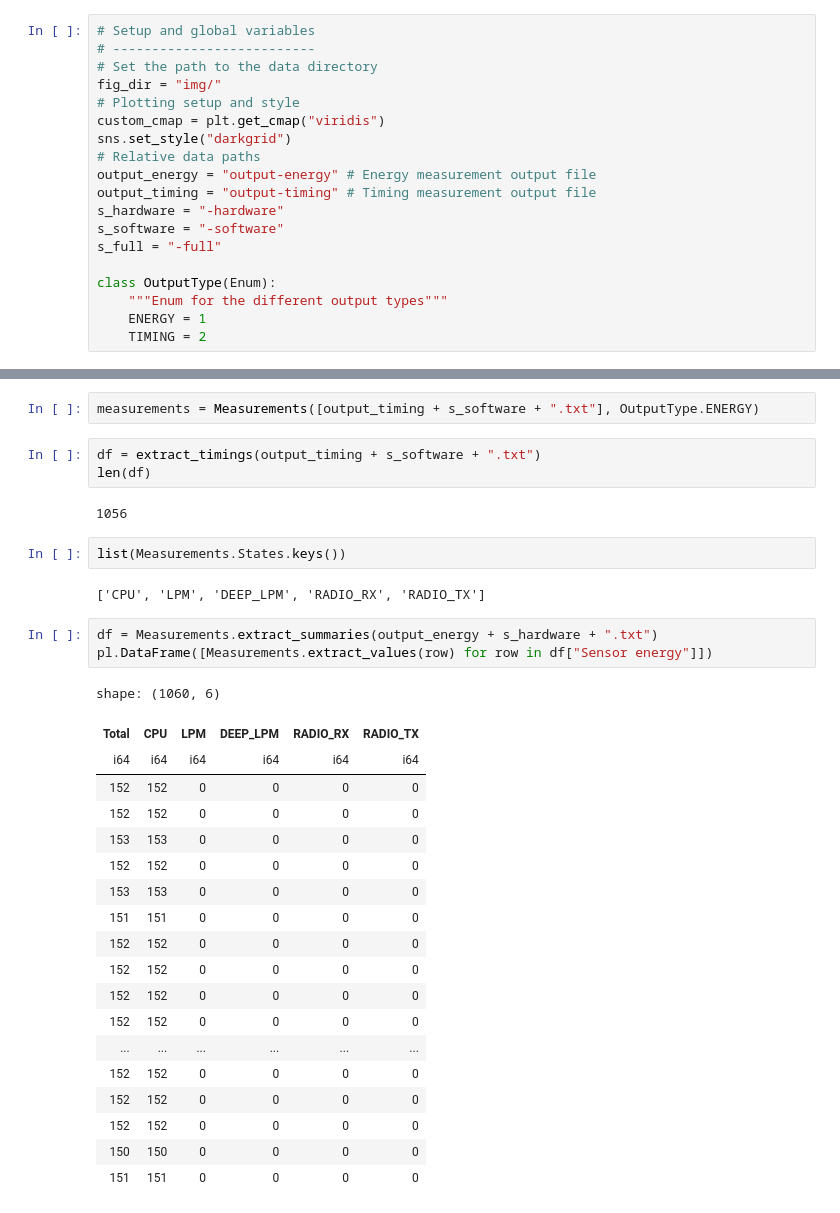
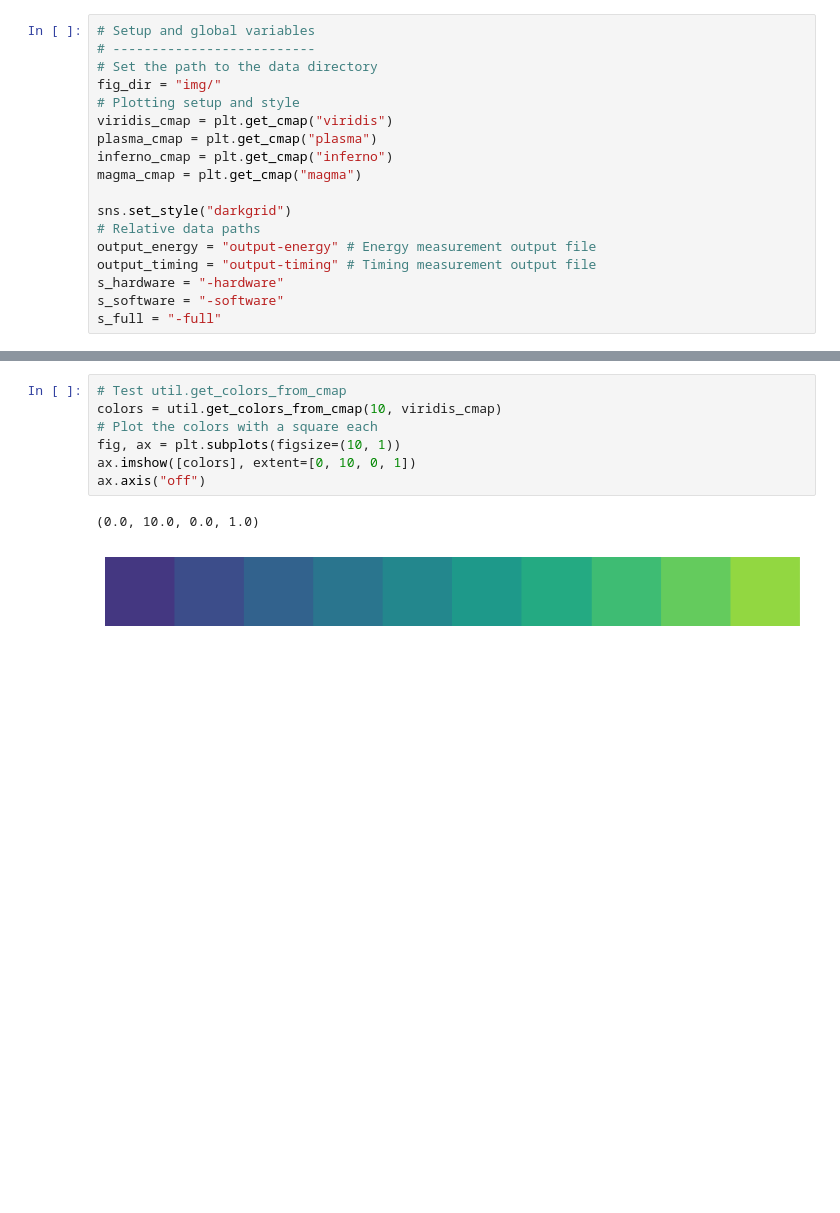
Before and after one commit to jens-hj/wsn-final-project, a Jupyter notebook: data/data-to-diagram.ipynb, the cells around one changed output, grey strips where cells are left out. Cells and saved outputs as stored; diff of their text form; blank space fills up the shorter version.

```diff
--- a/data/data-to-diagram.ipynb
+++ b/data/data-to-diagram.ipynb
@@ -11,7 +13,11 @@ from enum import Enum
 # Set the path to the data directory
 fig_dir = "img/"
 # Plotting setup and style
-custom_cmap = plt.get_cmap("viridis")
+viridis_cmap = plt.get_cmap("viridis")
+plasma_cmap = plt.get_cmap("plasma")
+inferno_cmap = plt.get_cmap("inferno")
+magma_cmap = plt.get_cmap("magma")
+
 sns.set_style("darkgrid")
 # Relative data paths
 output_energy = "output-energy" # Energy measurement output file
@@ -19,8 +25,3 @@ output_timing = "output-timing" # Timing measurement output file
 s_hardware = "-hardware"
 s_software = "-software"
 s_full = "-full"
-
-class OutputType(Enum):
-    """Enum for the different output types"""
-    ENERGY = 1
-    TIMING = 2
@@ -149,34 +28,10 @@ class Measurements:
-# %%
-measurements = Measurements([output_timing + s_software + ".txt"], OutputType.ENERGY)
-# %%
-df = extract_timings(output_timing + s_software + ".txt")
-len(df)
-# %% [output]
-1056
-# %%
-list(Measurements.States.keys())
-# %% [output]
-['CPU', 'LPM', 'DEEP_LPM', 'RADIO_RX', 'RADIO_TX']
-# %%
-df = Measurements.extract_summaries(output_energy + s_hardware + ".txt")
-pl.DataFrame([Measurements.extract_values(row) for row in df["Sensor energy"]])
-# %% [output]
-shape: (1060, 6)
-| Total | CPU | LPM | DEEP_LPM | RADIO_RX | RADIO_TX |
-| i64 | i64 | i64 | i64 | i64 | i64 |
-| 152 | 152 | 0 | 0 | 0 | 0 |
-| 152 | 152 | 0 | 0 | 0 | 0 |
-| 153 | 153 | 0 | 0 | 0 | 0 |
-| 152 | 152 | 0 | 0 | 0 | 0 |
-| 153 | 153 | 0 | 0 | 0 | 0 |
-| 151 | 151 | 0 | 0 | 0 | 0 |
-| 152 | 152 | 0 | 0 | 0 | 0 |
-| 152 | 152 | 0 | 0 | 0 | 0 |
-| 152 | 152 | 0 | 0 | 0 | 0 |
-| 152 | 152 | 0 | 0 | 0 | 0 |
-| ... | ... | ... | ... | ... | ... |
-| 152 | 152 | 0 | 0 | 0 | 0 |
-| 152 | 152 | 0 | 0 | 0 | 0 |
-| 152 | 152 | 0 | 0 | 0 | 0 |
-| 150 | 150 | 0 | 0 | 0 | 0 |
-| 151 | 151 | 0 | 0 | 0 | 0 |
+# %%
+# Test util.get_colors_from_cmap
+colors = util.get_colors_from_cmap(10, viridis_cmap)
+# Plot the colors with a square each
+fig, ax = plt.subplots(figsize=(10, 1))
+ax.imshow([colors], extent=[0, 10, 0, 1])
+ax.axis("off")
+# %% [output]
+(0.0, 10.0, 0.0, 1.0)
+[figure, added]
```
Also changed, not shown: parts of 5 cells of this notebook, 28 other files.
